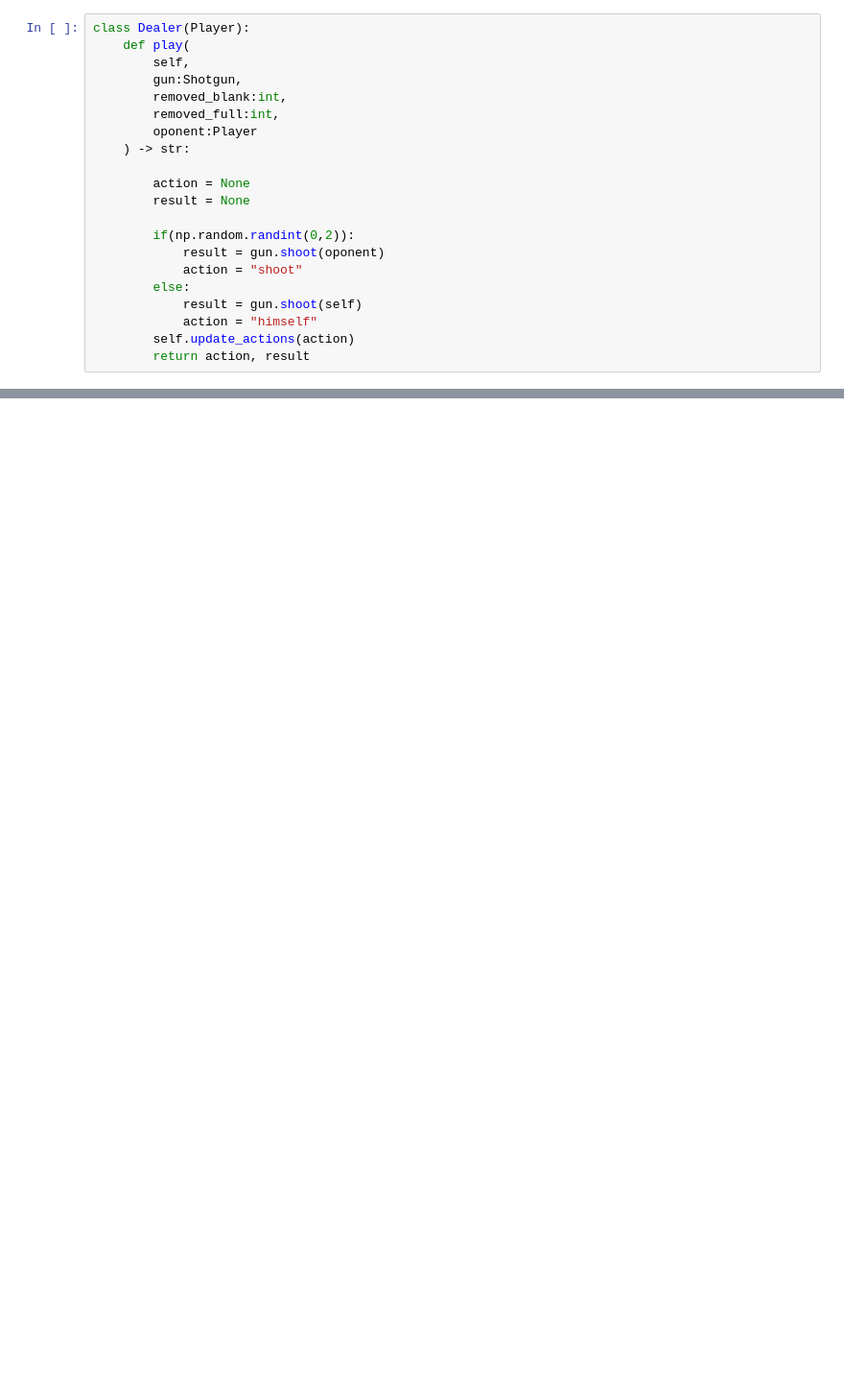
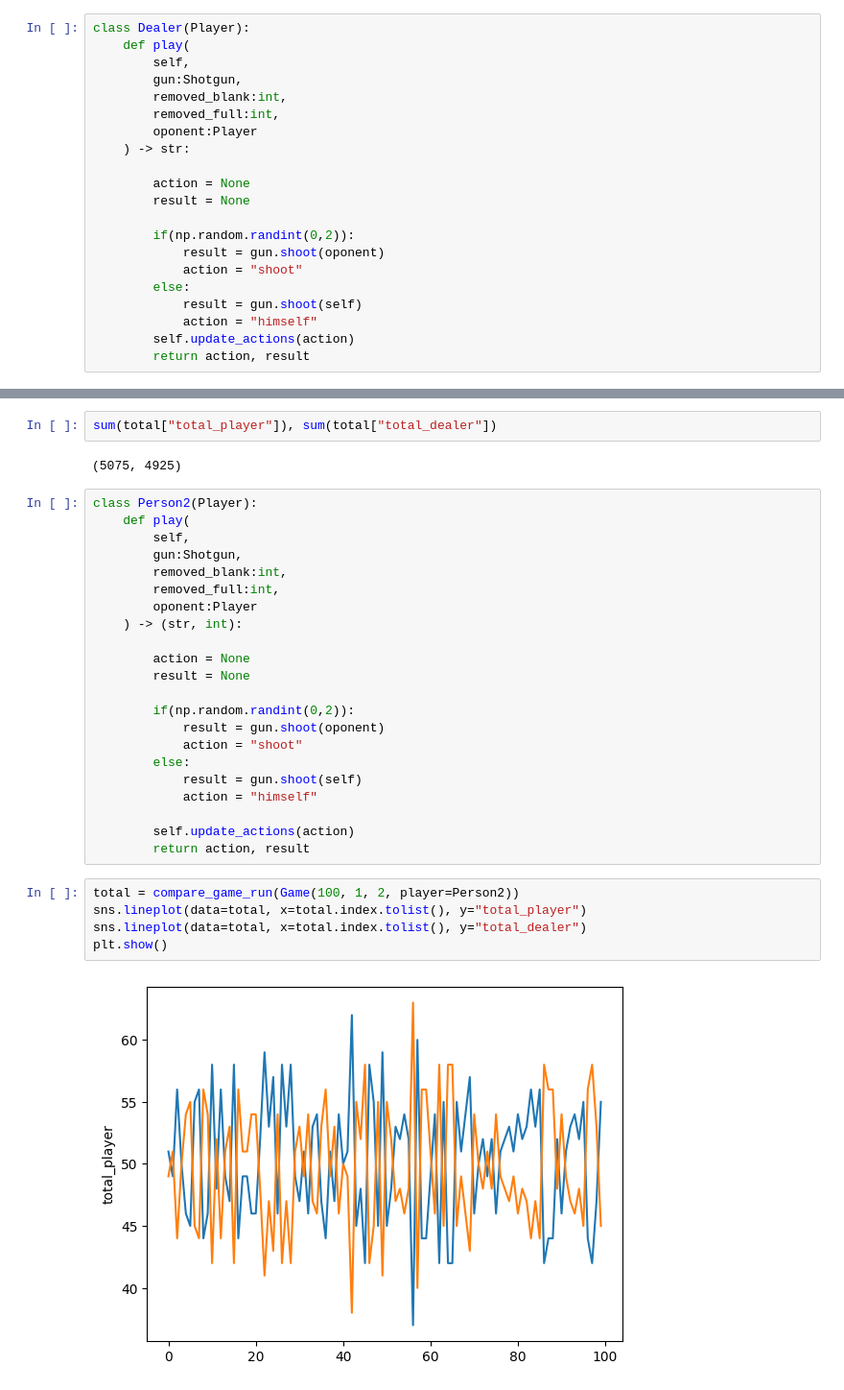
Before and after one commit to Dpbm/scientific-research-1-quantum-oracles, a Jupyter notebook: code/buckshot-roulette.ipynb, the cells around one changed output, grey strips where cells are left out. Shown: that part at 96% size. Cells and saved outputs as stored; diff of their text form; blank space fills up the shorter version.

```diff
--- a/code/buckshot-roulette.ipynb
+++ b/code/buckshot-roulette.ipynb
@@ -203,0 +179,33 @@ compare_results(100)
+# %%
+sum(total["total_player"]), sum(total["total_dealer"])
+# %% [output]
+(5075, 4925)
+# %%
+class Person2(Player):
+    def play(
+        self,
+        gun:Shotgun,
+        removed_blank:int,
+        removed_full:int,
+        oponent:Player
+    ) -> (str, int):
+
+        action = None
+        result = None
+
+        if(np.random.randint(0,2)):
+            result = gun.shoot(oponent)
+            action = "shoot"
+        else:
+            result = gun.shoot(self)
+            action = "himself"
+
+        self.update_actions(action)
+        return action, result
+# %%
+total = compare_game_run(Game(100, 1, 2, player=Person2))
+sns.lineplot(data=total, x=total.index.tolist(), y="total_player")
+sns.lineplot(data=total, x=total.index.tolist(), y="total_dealer")
+plt.show()
+# %% [output]
+[figure, added]
```
Also changed, not shown: parts of 11 cells of this notebook.
